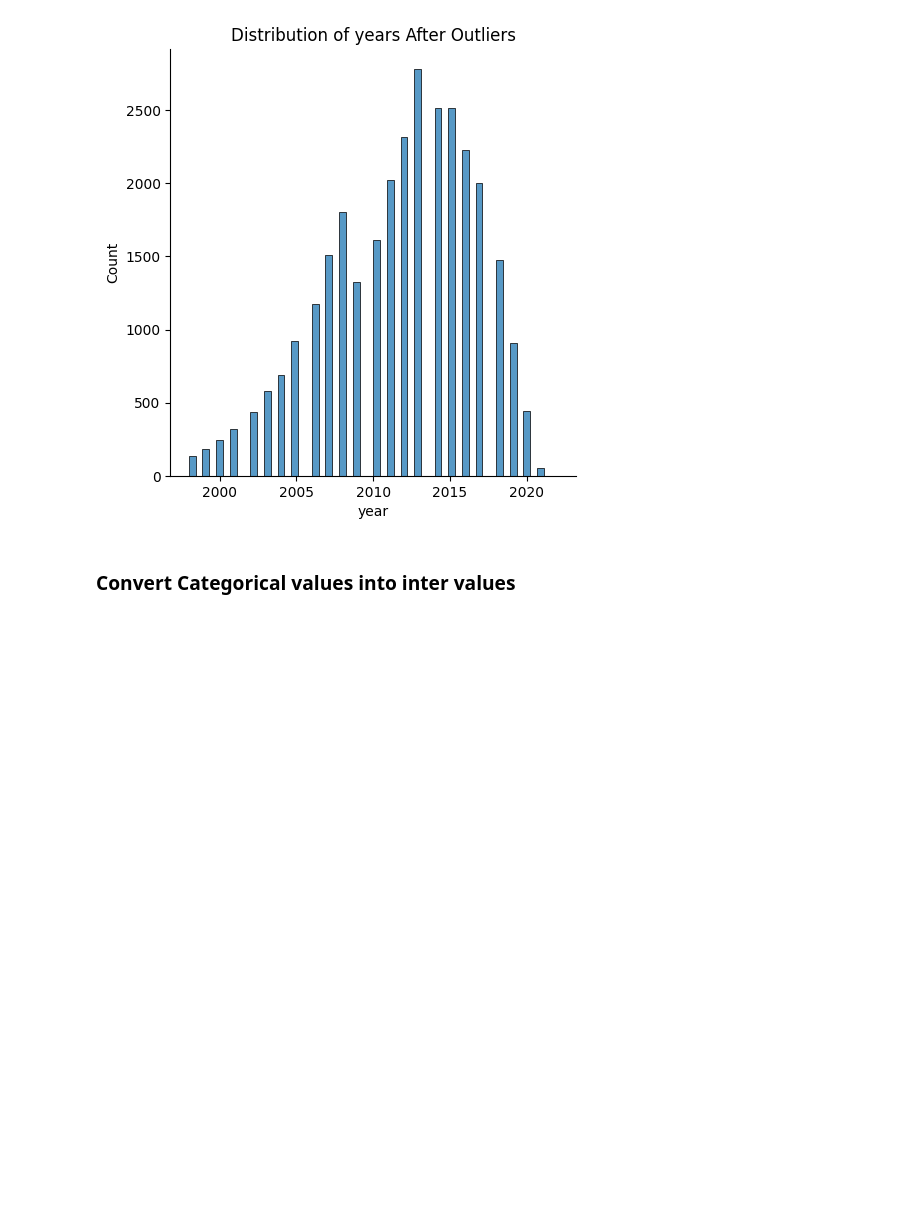
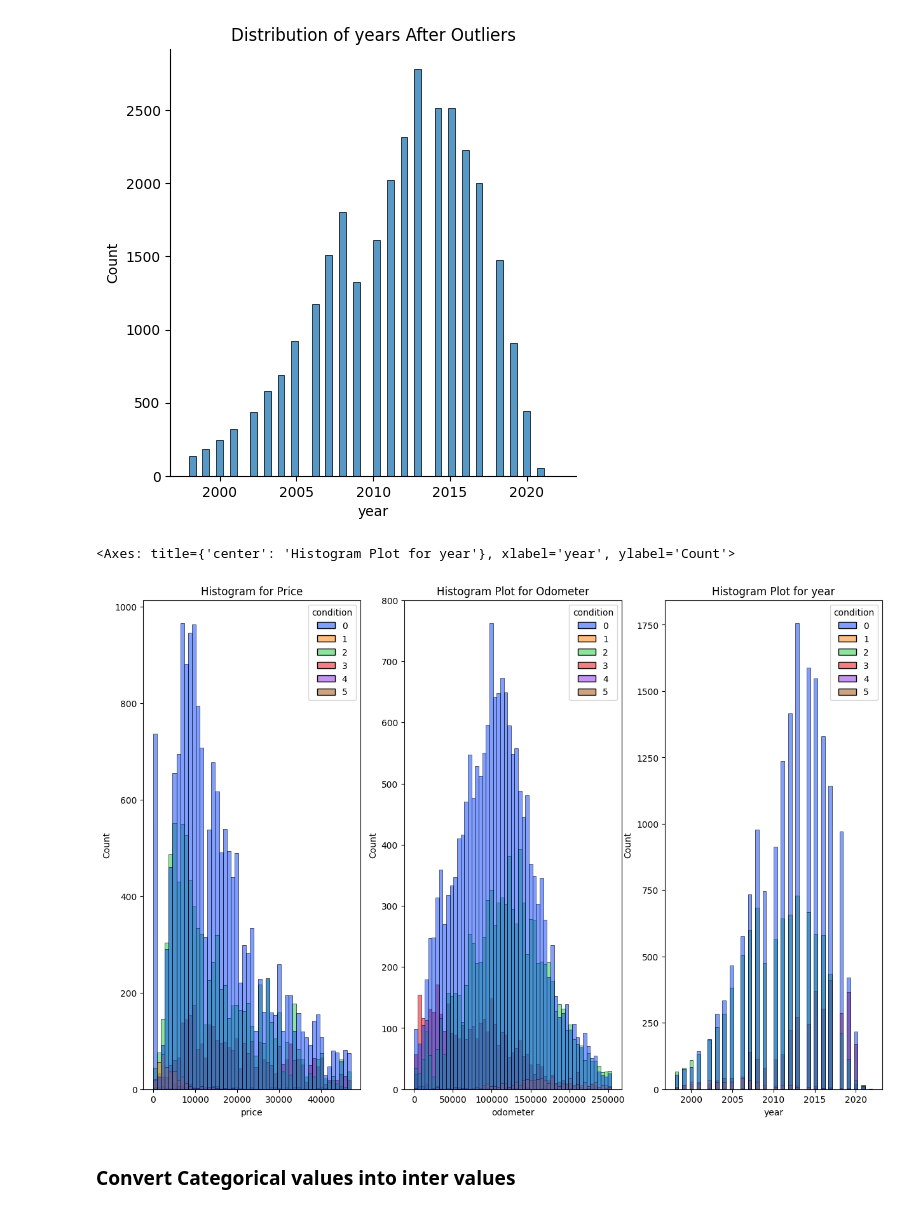
Before and after one commit to purnachand1186/car_price_analysis, a Jupyter notebook: prompt_II.ipynb, the cells around one changed output. Saved outputs shown, nothing was run; the diff lists cells and outputs as text; code cells hidden in the pictures; blank space fills up the shorter version.

```diff
--- a/prompt_II.ipynb
+++ b/prompt_II.ipynb
@@ -350,6 +350,18 @@ sns.displot(clean_vehicles['year']).set(title='Distribution of years After Outli
 # %% [output]
 <seaborn.axisgrid.FacetGrid at 0x...>
 [figure]
+# %%
+fig, ax = plt.subplots(1,3,figsize=(15,10))
+fig = sns.histplot(data=clean_vehicles, x='price', palette='bright', hue='condition', ax=ax[0])
+fig.set_title('Histogram for Price')
+fig = sns.histplot(data=clean_vehicles, x='odometer', palette='bright', hue='condition',ax=ax[1])
+fig.set_title('Histogram Plot for Odometer')
+fig = sns.histplot(data=clean_vehicles, x='year', palette='bright', hue='condition',ax=ax[2])
+fig.set_title('Histogram Plot for year')
+fig
+# %% [output]
+<Axes: title={'center': 'Histogram Plot for year'}, xlabel='year', ylabel='Count'>
+[figure, added]
 # %% [markdown]
 ### Convert Categorical values into inter values
 # %%
```
